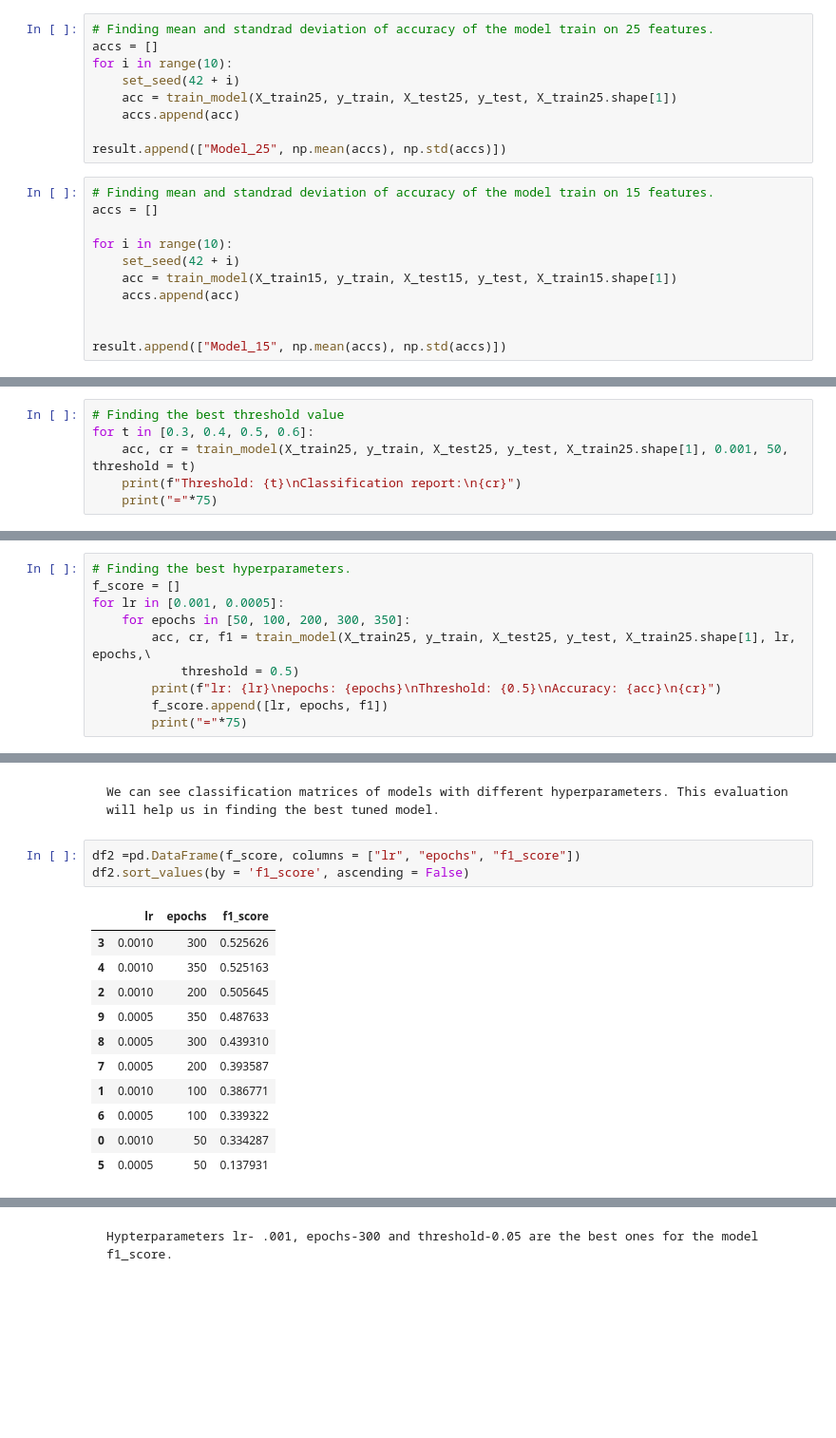
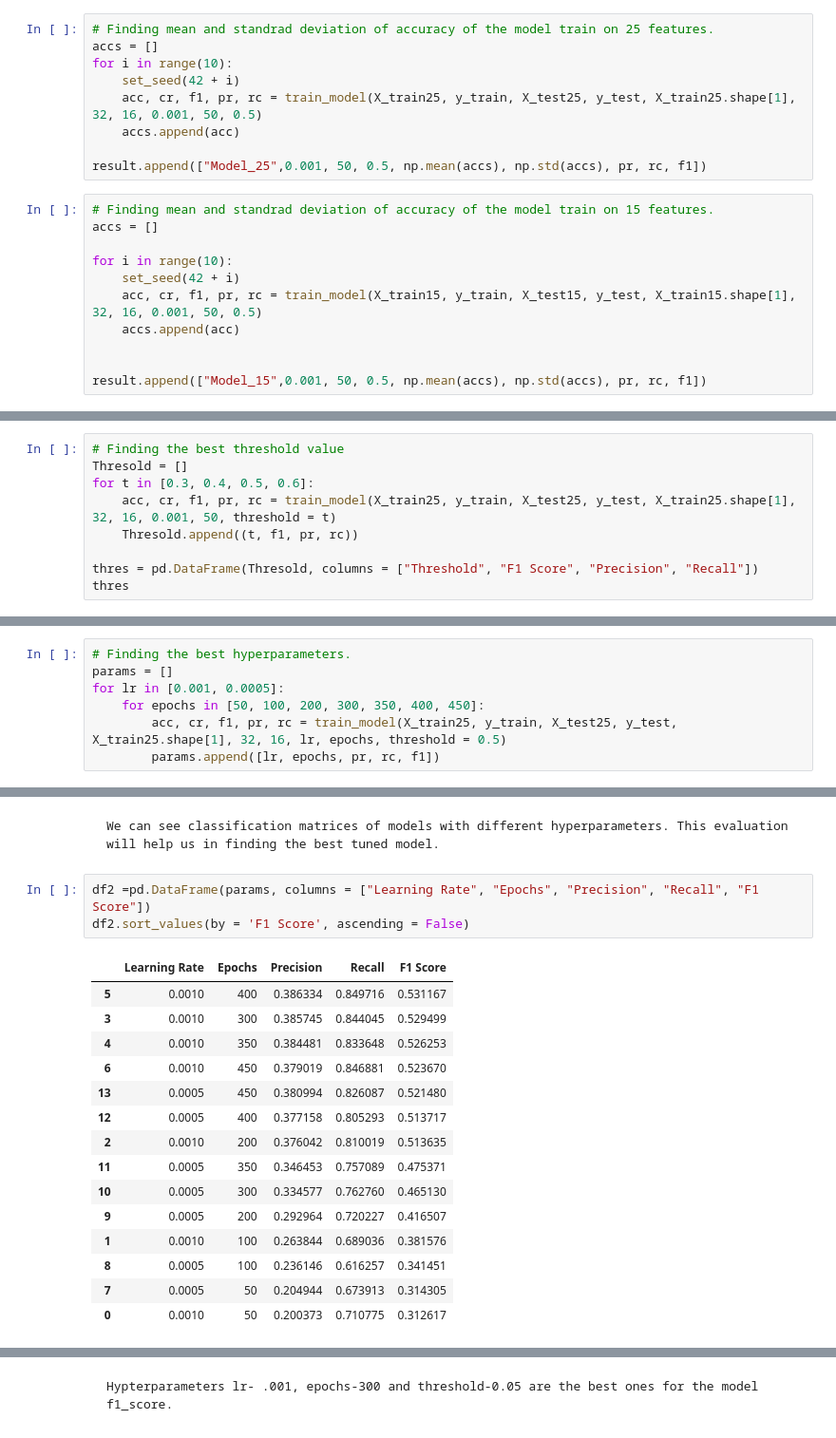
Before and after one commit to Padhanaya/apex-project2, a Jupyter notebook: apex.ipynb, the cells around one changed output, grey strips where cells are left out. Shown at 95% size. Cells and saved outputs as stored; diff of their text form; blank space fills up the shorter version.

````diff
--- a/apex.ipynb
+++ b/apex.ipynb
@@ -928,21 +921,21 @@ This is a baseline model with all 40 features.
 accs = []
 for i in range(10):
     set_seed(42 + i)
-    acc = train_model(X_train25, y_train, X_test25, y_test, X_train25.shape[1])
+    acc, cr, f1, pr, rc = train_model(X_train25, y_train, X_test25, y_test, X_train25.shape[1], 32, 16, 0.001, 50, 0.5)
     accs.append(acc)
 
-result.append(["Model_25", np.mean(accs), np.std(accs)])
+result.append(["Model_25",0.001, 50, 0.5, np.mean(accs), np.std(accs), pr, rc, f1])
 # %%
 # Finding mean and standrad deviation of accuracy of the model train on 15 features.
 accs = []
 
 for i in range(10):
     set_seed(42 + i)
-    acc = train_model(X_train15, y_train, X_test15, y_test, X_train15.shape[1])
+    acc, cr, f1, pr, rc = train_model(X_train15, y_train, X_test15, y_test, X_train15.shape[1], 32, 16, 0.001, 50, 0.5)
     accs.append(acc)
 
 
-result.append(["Model_15", np.mean(accs), np.std(accs)])
+result.append(["Model_15",0.001, 50, 0.5, np.mean(accs), np.std(accs), pr, rc, f1])
 # %% [markdown]
 ```
 We have trained the models with differenet feature sets and calculated the mean accuracy and standard deviation for each model after running them 10 times. This will help in finding the accuracte accuracy of each model.
@@ -967,7 +973,10 @@ Lower accuracy of model_40 than model_25 shows its overfitting nature. Best perf
 # %%
 # Finding the best threshold value
+Thresold = []
 for t in [0.3, 0.4, 0.5, 0.6]:
-    acc, cr = train_model(X_train25, y_train, X_test25, y_test, X_train25.shape[1], 0.001, 50, threshold = t)
-    print(f"Threshold: {t}\nClassification report:\n{cr}")
-    print("="*75)
+    acc, cr, f1, pr, rc = train_model(X_train25, y_train, X_test25, y_test, X_train25.shape[1], 32, 16, 0.001, 50, threshold = t)
+    Thresold.append((t, f1, pr, rc))
+
+thres = pd.DataFrame(Thresold, columns = ["Threshold", "F1 Score", "Precision", "Recall"])
+thres
 # %% [output]
@@ -995,10 +1004,7 @@ Threshold value 0.05 is the best for the model performance. Thus we will proceed
 # %%
 # Finding the best hyperparameters.
-f_score = []
+params = []
 for lr in [0.001, 0.0005]:
-    for epochs in [50, 100, 200, 300, 350]:
-        acc, cr, f1 = train_model(X_train25, y_train, X_test25, y_test, X_train25.shape[1], lr, epochs,\
-            threshold = 0.5)
-        print(f"lr: {lr}\nepochs: {epochs}\nThreshold: {0.5}\nAccuracy: {acc}\n{cr}")
-        f_score.append([lr, epochs, f1])
-        print("="*75)
+    for epochs in [50, 100, 200, 300, 350, 400, 450]:
+        acc, cr, f1, pr, rc = train_model(X_train25, y_train, X_test25, y_test, X_train25.shape[1], 32, 16, lr, epochs, threshold = 0.5)
+        params.append([lr, epochs, pr, rc, f1])
@@ -1025,17 +1013,21 @@ weighted avg       0.89      0.81      0.84      9042
 We can see classification matrices of models with different hyperparameters. This evaluation will help us in finding the best tuned model.
 ```
 # %%
-df2 =pd.DataFrame(f_score, columns = ["lr", "epochs", "f1_score"])
-df2.sort_values(by = 'f1_score', ascending = False)
+df2 =pd.DataFrame(params, columns = ["Learning Rate", "Epochs", "Precision", "Recall", "F1 Score"])
+df2.sort_values(by = 'F1 Score', ascending = False)
 # %% [output]
-|  | lr | epochs | f1_score |
-| 3 | 0.0010 | 300 | 0.525626 |
-| 4 | 0.0010 | 350 | 0.525163 |
-| 2 | 0.0010 | 200 | 0.505645 |
-| 9 | 0.0005 | 350 | 0.487633 |
-| 8 | 0.0005 | 300 | 0.439310 |
-| 7 | 0.0005 | 200 | 0.393587 |
-| 1 | 0.0010 | 100 | 0.386771 |
-| 6 | 0.0005 | 100 | 0.339322 |
-| 0 | 0.0010 | 50 | 0.334287 |
-| 5 | 0.0005 | 50 | 0.137931 |
+|  | Learning Rate | Epochs | Precision | Recall | F1 Score |
+| 5 | 0.0010 | 400 | 0.386334 | 0.849716 | 0.531167 |
+| 3 | 0.0010 | 300 | 0.385745 | 0.844045 | 0.529499 |
+| 4 | 0.0010 | 350 | 0.384481 | 0.833648 | 0.526253 |
+| 6 | 0.0010 | 450 | 0.379019 | 0.846881 | 0.523670 |
+| 13 | 0.0005 | 450 | 0.380994 | 0.826087 | 0.521480 |
+| 12 | 0.0005 | 400 | 0.377158 | 0.805293 | 0.513717 |
+| 2 | 0.0010 | 200 | 0.376042 | 0.810019 | 0.513635 |
+| 11 | 0.0005 | 350 | 0.346453 | 0.757089 | 0.475371 |
+| 10 | 0.0005 | 300 | 0.334577 | 0.762760 | 0.465130 |
+| 9 | 0.0005 | 200 | 0.292964 | 0.720227 | 0.416507 |
+| 1 | 0.0010 | 100 | 0.263844 | 0.689036 | 0.381576 |
+| 8 | 0.0005 | 100 | 0.236146 | 0.616257 | 0.341451 |
+| 7 | 0.0005 | 50 | 0.204944 | 0.673913 | 0.314305 |
+| 0 | 0.0010 | 50 | 0.200373 | 0.710775 | 0.312617 |
````
Also changed, not shown: parts of 18 cells of this notebook.
